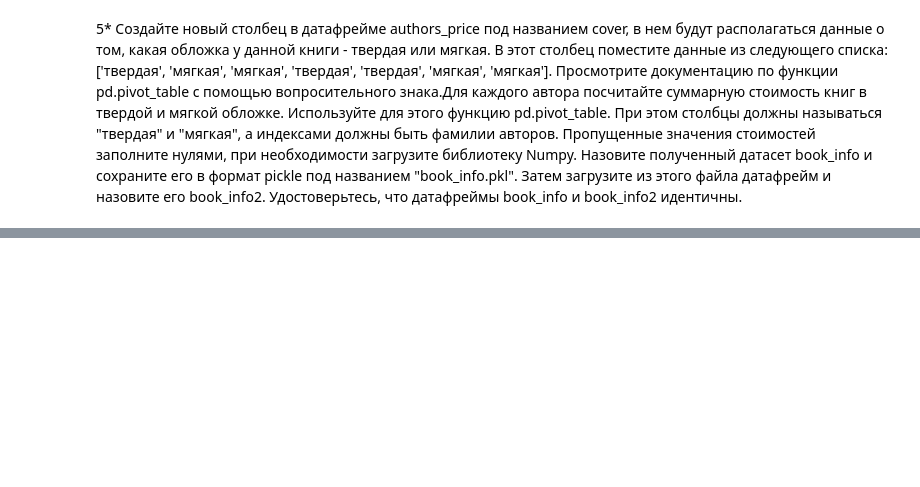
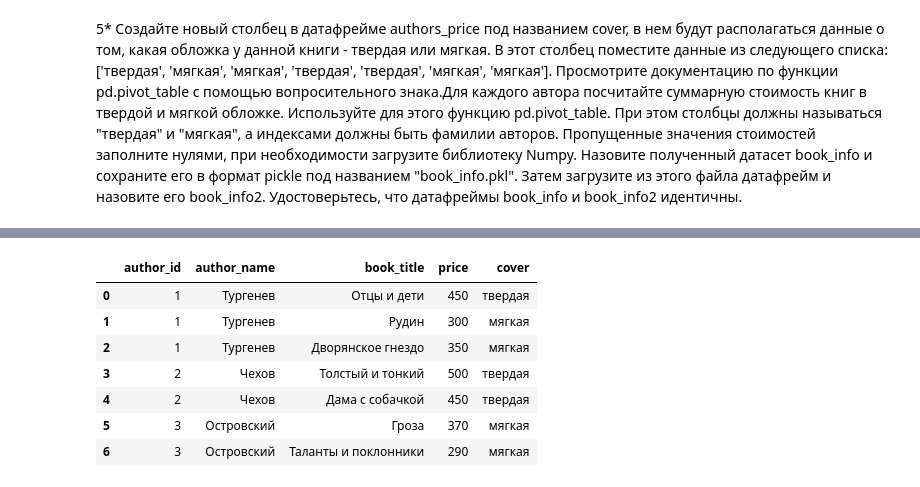
Before and after one commit to vit050587/Python-for-Data-Science, a Jupyter notebook: Lesson02.ipynb, the cells around one changed output, grey strips where cells are left out. Drawn from its saved outputs; the diff is of its cells as text; code cells hidden in the pictures; blank space fills up the shorter version.

```diff
--- a/Lesson02.ipynb
+++ b/Lesson02.ipynb
@@ -29,0 +112,5 @@
+# %%
+authors = pd.DataFrame({'author_id':[1, 2, 3],
+                        'author_name':['Тургенев', 'Чехов', 'Островский']},
+                       columns=['author_id', 'author_name'])
+authors
@@ -29,0 +122,6 @@
+# %%
+books = pd.DataFrame({'author_id':[1, 1, 1, 2, 2, 3, 3],
+                     'book_title':['Отцы и дети', 'Рудин', 'Дворянское гнездо', 'Толстый и тонкий', 'Дама с собачкой', 'Гроза', 'Таланты и поклонники'],
+                     'price':[450, 300, 350, 500, 450, 370, 290]},
+                    columns=['author_id', 'book_title', 'price'])
+books
@@ -31,3 +138,6 @@
 ### Задача 2
 # %% [markdown]
 2 Получите датафрейм authors_price, соединив датафреймы authors и books по полю author_id.
+# %%
+authors_price = pd.merge(authors, books, on = 'author_id', how = 'outer')
+authors_price
@@ -43,3 +202,6 @@
 ### Задача 5*
 # %% [markdown]
 5* Создайте новый столбец в датафрейме authors_price под названием cover, в нем будут располагаться данные о том, какая обложка у данной книги - твердая или мягкая. В этот столбец поместите данные из следующего списка: ['твердая', 'мягкая', 'мягкая', 'твердая', 'твердая', 'мягкая', 'мягкая']. Просмотрите документацию по функции pd.pivot_table с помощью вопросительного знака.Для каждого автора посчитайте суммарную стоимость книг в твердой и мягкой обложке. Используйте для этого функцию pd.pivot_table. При этом столбцы должны называться "твердая" и "мягкая", а индексами должны быть фамилии авторов. Пропущенные значения стоимостей заполните нулями, при необходимости загрузите библиотеку Numpy. Назовите полученный датасет book_info и сохраните его в формат pickle под названием "book_info.pkl". Затем загрузите из этого файла датафрейм и назовите его book_info2. Удостоверьтесь, что датафреймы book_info и book_info2 идентичны.
+# %%
+z = ['твердая', 'мягкая', 'мягкая', 'твердая', 'твердая', 'мягкая', 'мягкая']
+print(z)
@@ -45,0 +221,12 @@
+# %%
+authors_price.loc[authors_price["book_title"].notnull(), "cover"] = z
+authors_price
+# %% [output]
+|  | author_id | author_name | book_title | price | cover |
+| 0 | 1 | Тургенев | Отцы и дети | 450 | твердая |
+| 1 | 1 | Тургенев | Рудин | 300 | мягкая |
+| 2 | 1 | Тургенев | Дворянское гнездо | 350 | мягкая |
+| 3 | 2 | Чехов | Толстый и тонкий | 500 | твердая |
+| 4 | 2 | Чехов | Дама с собачкой | 450 | твердая |
+| 5 | 3 | Островский | Гроза | 370 | мягкая |
+| 6 | 3 | Островский | Таланты и поклонники | 290 | мягкая |
```
Also changed, not shown: parts of 30 cells of this notebook.
